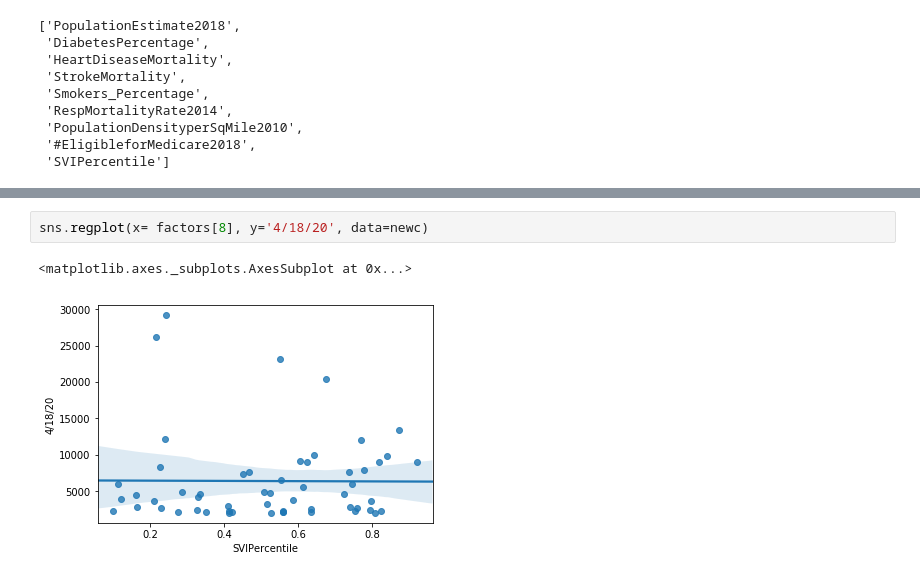
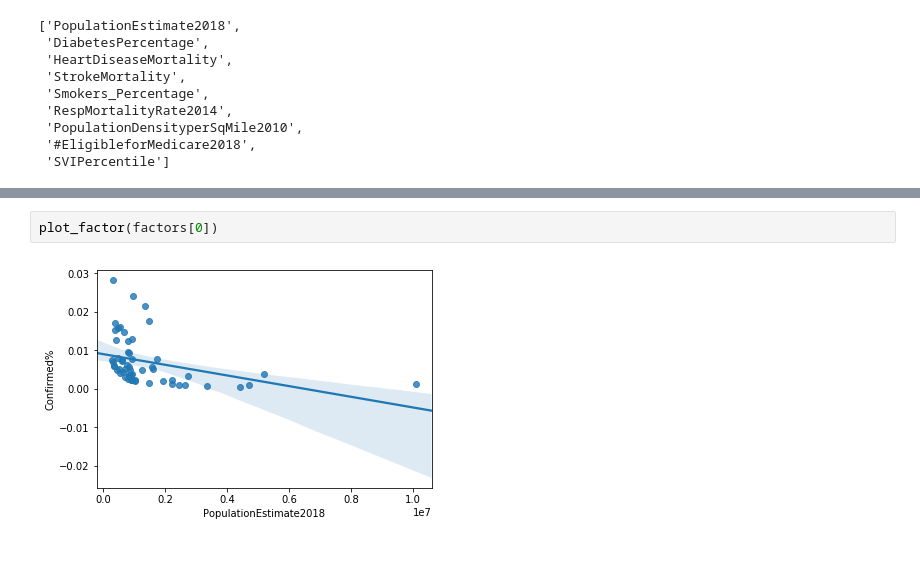
Before and after one commit to ChenFengTsai/COVID-19, a Jupyter notebook: COVID-19.ipynb, the cells around one changed output, grey strips where cells are left out. Cells and saved outputs as stored; diff of their text form.

```diff
--- a/COVID-19.ipynb
+++ b/COVID-19.ipynb
@@ -450,5 +426,4 @@ sns.regplot(x= factors[7], y='4/18/20', data=newc)
-# %%
-sns.regplot(x= factors[8], y='4/18/20', data=newc)
-# %% [output]
-<matplotlib.axes._subplots.AxesSubplot at 0x...>
-[figure, removed]
+# %%
+plot_factor(factors[0])
+# %% [output]
+[figure, added]
```
Also changed, not shown: parts of 21 cells of this notebook.
